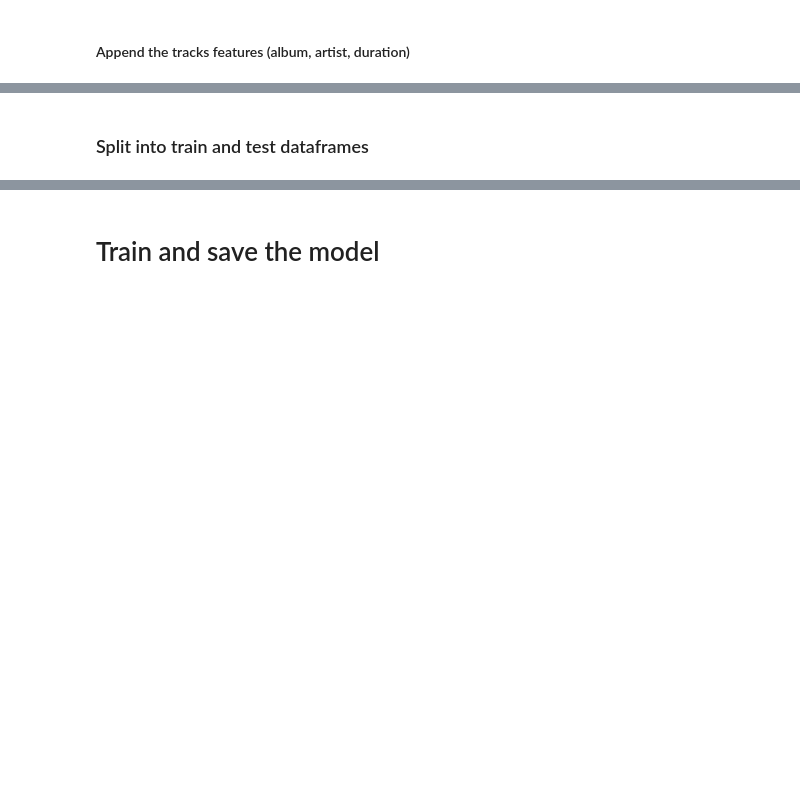
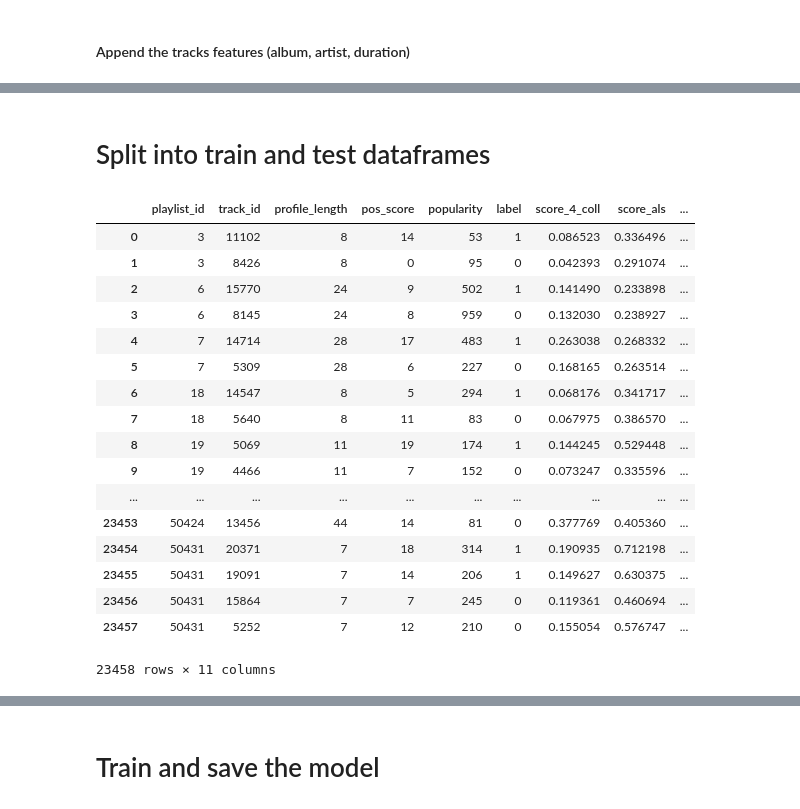
Before and after one commit to federicoparroni/RecSys, a Jupyter notebook: reranking/rerank.ipynb, the cells around one changed output, grey strips where cells are left out. Saved outputs shown, nothing was run; the diff lists cells and outputs as text; code cells hidden in the pictures; blank space fills up the shorter version.

Commit message:
new position feature + code cleaned

```diff
--- a/reranking/rerank.ipynb
+++ b/reranking/rerank.ipynb
@@ -53,0 +114,7 @@ print(rec_lengths_df)
+# %%
+def assign_pos_feature(x):
+    f = np.flip(np.arange(len(x)))
+    return pd.DataFrame({'pos_score': f})
+# %%
+position_scores = rec_lengths_df.groupby('playlist_id', as_index=False, sort=False).apply(assign_pos_feature)
+rec_position_df = pd.concat([rec_lengths_df, position_scores.reset_index().drop(['level_0', 'level_1'], axis=1)], axis=1)
@@ -60,3 +168,3 @@ print(popularity)
 # %%
-rec_pop_df = rec_lengths_df.join(popularity.set_index('track_id'), on='track_id')
+rec_pop_df = rec_position_df.join(popularity.set_index('track_id'), on='track_id')
 print(rec_pop_df)
@@ -108,12 +290,12 @@ print(rec_feature_track_df)
 # %%
 full = rec_feature_track_df.copy()
 # %% [markdown]
-### Split into train and test dataframes
+# Split into train and test dataframes
 # %%
 def func(x):
     n = x['label'].sum()
     ones = x.loc[x['label'] == 1]
-    zeros = x.loc[x['label'] == 0].sample(n)
+    zeros = x.loc[x['label'] == 0].sample(min(n, x.shape[0]-n))
     return pd.concat([ones,zeros])
 # %%
 tgt = data.get_target_playlists()
@@ -124,5 +306,26 @@ test = full.loc[full['playlist_id'].isin(test_tgt)]
 # %%
 train = train.groupby(['playlist_id'], as_index=False).apply(func)
 train = train.reset_index().drop(['level_0', 'level_1'], axis=1)
+# %%
+train
+# %% [output]
+|  | playlist_id | track_id | profile_length | pos_score | popularity | label | score_4_coll | score_als | ... |
+| 0 | 3 | 11102 | 8 | 14 | 53 | 1 | 0.086523 | 0.336496 | ... |
+| 1 | 3 | 8426 | 8 | 0 | 95 | 0 | 0.042393 | 0.291074 | ... |
+| 2 | 6 | 15770 | 24 | 9 | 502 | 1 | 0.141490 | 0.233898 | ... |
+| 3 | 6 | 8145 | 24 | 8 | 959 | 0 | 0.132030 | 0.238927 | ... |
+| 4 | 7 | 14714 | 28 | 17 | 483 | 1 | 0.263038 | 0.268332 | ... |
+| 5 | 7 | 5309 | 28 | 6 | 227 | 0 | 0.168165 | 0.263514 | ... |
+| 6 | 18 | 14547 | 8 | 5 | 294 | 1 | 0.068176 | 0.341717 | ... |
+| 7 | 18 | 5640 | 8 | 11 | 83 | 0 | 0.067975 | 0.386570 | ... |
+| 8 | 19 | 5069 | 11 | 19 | 174 | 1 | 0.144245 | 0.529448 | ... |
+| 9 | 19 | 4466 | 11 | 7 | 152 | 0 | 0.073247 | 0.335596 | ... |
+| ... | ... | ... | ... | ... | ... | ... | ... | ... | ... |
+| 23453 | 50424 | 13456 | 44 | 14 | 81 | 0 | 0.377769 | 0.405360 | ... |
+| 23454 | 50431 | 20371 | 7 | 18 | 314 | 1 | 0.190935 | 0.712198 | ... |
+| 23455 | 50431 | 19091 | 7 | 14 | 206 | 1 | 0.149627 | 0.630375 | ... |
+| 23456 | 50431 | 15864 | 7 | 7 | 245 | 0 | 0.119361 | 0.460694 | ... |
+| 23457 | 50431 | 5252 | 7 | 12 | 210 | 0 | 0.155054 | 0.576747 | ... |
+23458 rows × 11 columns
 # %%
 test
```
Also changed, not shown: parts of 37 cells of this notebook.
